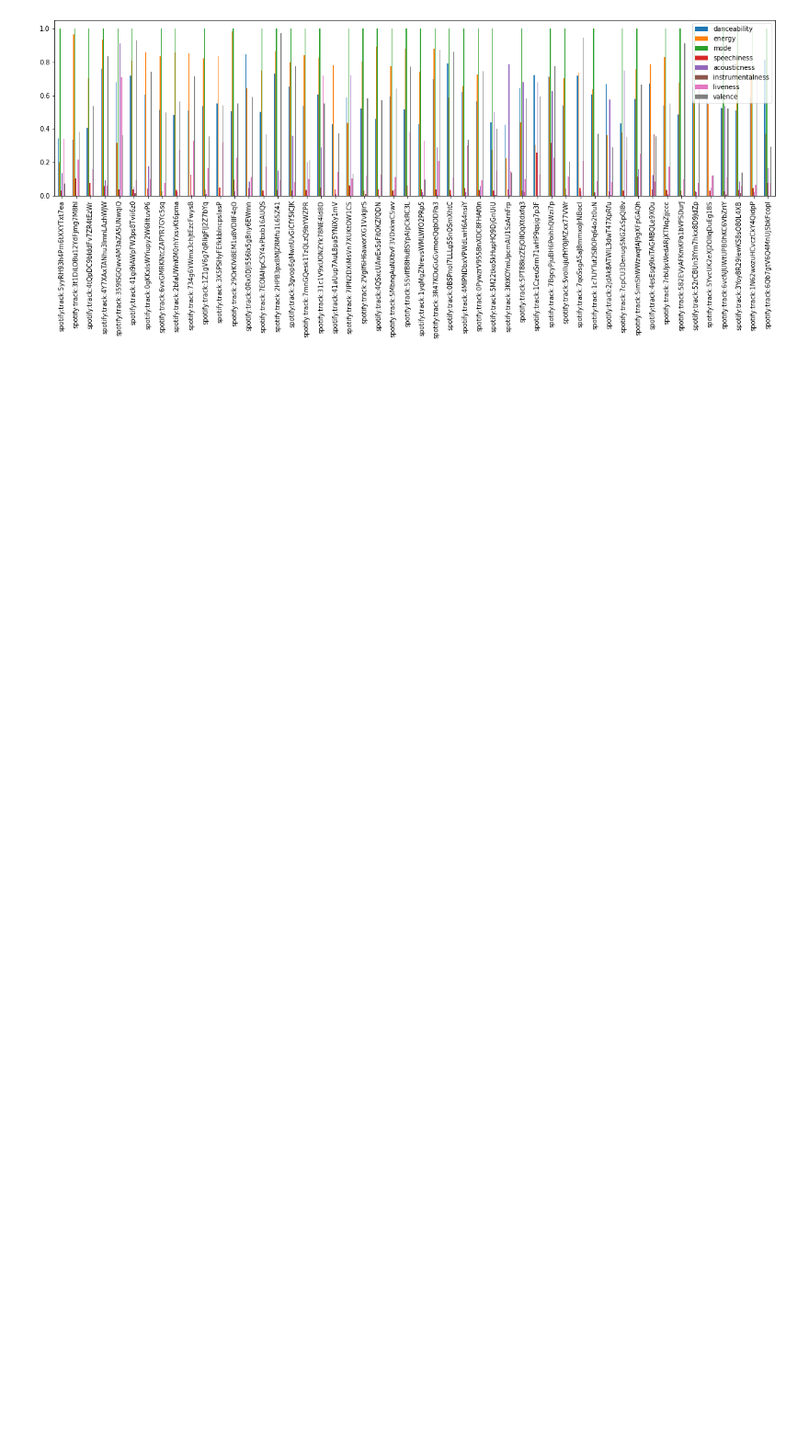
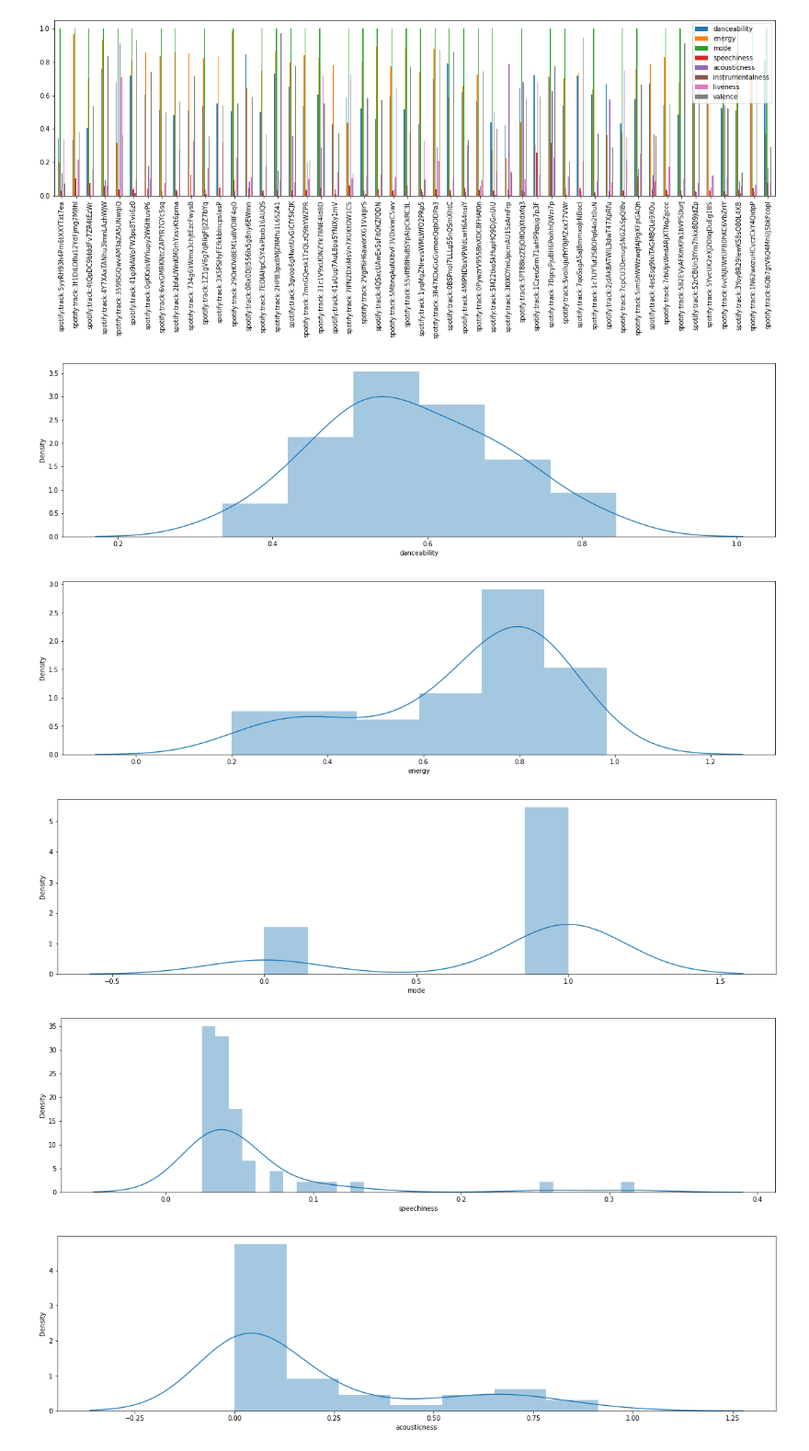
Before and after one commit to caitray13/moodify, a Jupyter notebook: EDA.ipynb, the cells around one changed output. Shown at 92% size. Saved outputs shown, nothing was run; the diff lists cells and outputs as text; code cells hidden in the pictures; blank space fills up the shorter version.

```diff
--- a/EDA.ipynb
+++ b/EDA.ipynb
@@ -128,3 +164,13 @@ AUDIO_FEATURES = ['danceability', 'energy', 'mode', 'speechiness', 'acousticness
 audio_analysis_df[AUDIO_FEATURES].plot(kind='bar');
 # %% [output]
 [figure]
+# %%
+for feature in AUDIO_FEATURES:
+    sns.distplot(audio_analysis_df[feature], hist=True, kde=True);
+    plt.show();
+# %% [output]
+[figure, added]
+[figure, added]
+[figure, added]
+[figure, added]
+[figure, added]
```
Also changed, not shown: parts of 9 cells of this notebook, 2 other files.
